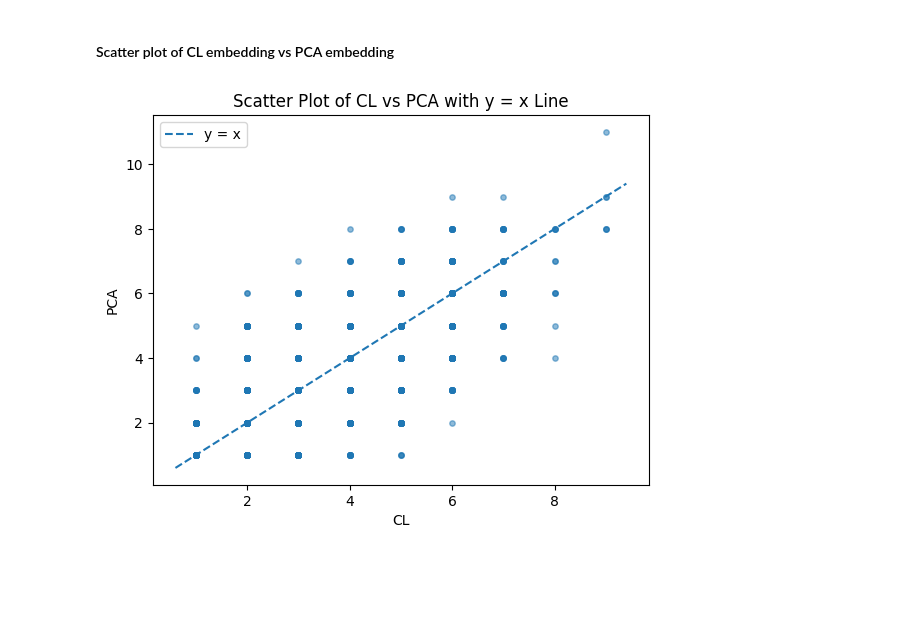
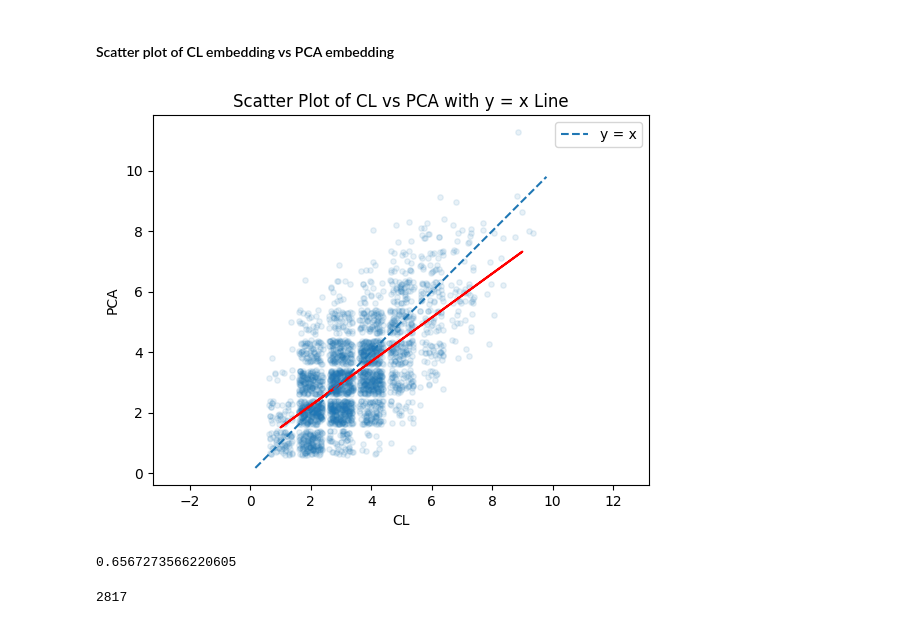
Before and after one commit to SZ-yang/SCSeq_LineageBarcoding, a Jupyter notebook: SCLineage_ConstrativeLearning/LarryData_Embedding_Compare.ipynb, the cells around one changed output. Drawn from its saved outputs; the diff is of its cells as text; code cells hidden in the pictures; blank space fills up the shorter version.

```diff
--- a/SCLineage_ConstrativeLearning/LarryData_Embedding_Compare.ipynb
+++ b/SCLineage_ConstrativeLearning/LarryData_Embedding_Compare.ipynb
@@ -127,17 +170,48 @@ lineage_stats
 # %% [markdown]
 #### Scatter plot of CL embedding vs PCA embedding
 # %%
-plt.scatter(lineage_stats["num_leiden_CL"], lineage_stats["num_leiden_PCA"], alpha=0.5, s=15)  # Adjust 's' for size as needed
+import numpy as np
+plt.scatter(lineage_stats["num_leiden_CL"]+np.random.uniform(low = -0.4, high = 0.4, size = 2817),
+            lineage_stats["num_leiden_PCA"]+np.random.uniform(low = -0.4, high = 0.4, size = 2817),
+            alpha=0.1, s=15)  # Adjust 's' for size as needed
+
+
+
+# Compute the coefficients of the linear regression line
+m, b = np.polyfit(lineage_stats["num_leiden_CL"], lineage_stats["num_leiden_PCA"], 1)
+
+# Generate y-values for the regression line based on the coefficients
+y_regression = m * lineage_stats["num_leiden_CL"] + b
+
+# Create the scatter plot
+# plt.scatter(lineage_stats["num_leiden_CL"], lineage_stats["num_leiden_PCA"])
+
+# Add the regression line to the plot
+plt.plot(lineage_stats["num_leiden_CL"], y_regression, color='red', label='SLR') # You can change the color if you like
+
+
+
+
 
 # Add y = x line
 x = np.linspace(*plt.xlim(), 100)
 plt.plot(x, x, '--', label='y = x')
 
 plt.title('Scatter Plot of CL vs PCA with y = x Line')
 plt.xlabel('CL')
 plt.ylabel('PCA')
+plt.axis('equal')
 plt.legend()
+
 plt.savefig('CL_PCA.png', dpi=300)
 plt.show()
 # %% [output]
-[figure, old version]
+[figure, new version]
+# %%
+lineage_stats["num_leiden_CL"].corr(lineage_stats["num_leiden_PCA"])
+# %% [output]
+0.6567273566220605
+# %%
+lineage_stats["num_leiden_CL"].size
+# %% [output]
+2817
```
Also changed, not shown: parts of 3 cells of this notebook, 1 other file.
